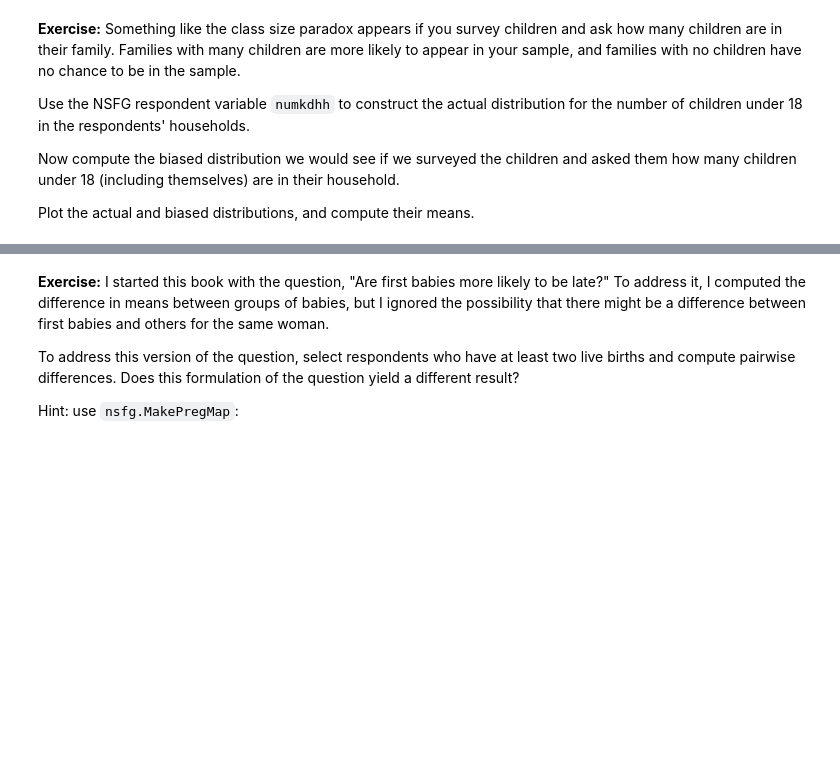
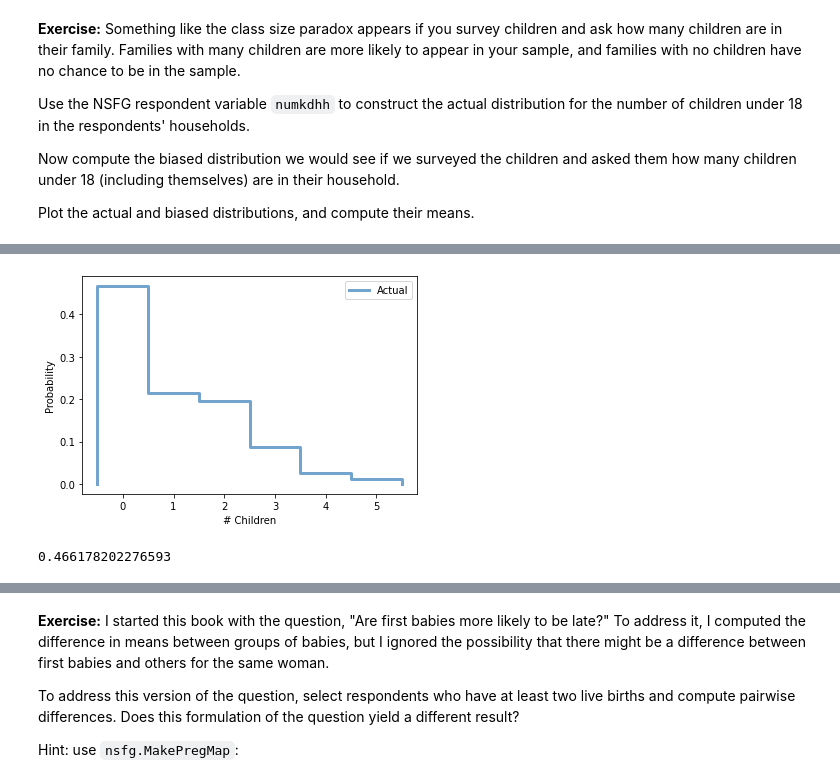
Before and after one commit to JohnL4/ThinkStats2, a Jupyter notebook: code/chap03ex.ipynb, the cells around one changed output, grey strips where cells are left out. Saved outputs shown, nothing was run; the diff lists cells and outputs as text; code cells hidden in the pictures; blank space fills up the shorter version.

```diff
--- a/code/chap03ex.ipynb
+++ b/code/chap03ex.ipynb
@@ -335,0 +332,9 @@ resp = nsfg.ReadFemResp()
+# %%
+thinkplot.Pmf( numkdhh_pmf)
+thinkplot.Config( xlabel='# Children', ylabel='Probability')
+# %% [output]
+[figure, added]
+# %%
+numkdhh_pmf[0]
+# %% [output]
+0.466178202276593
```
Also changed, not shown: parts of 13 cells of this notebook.
